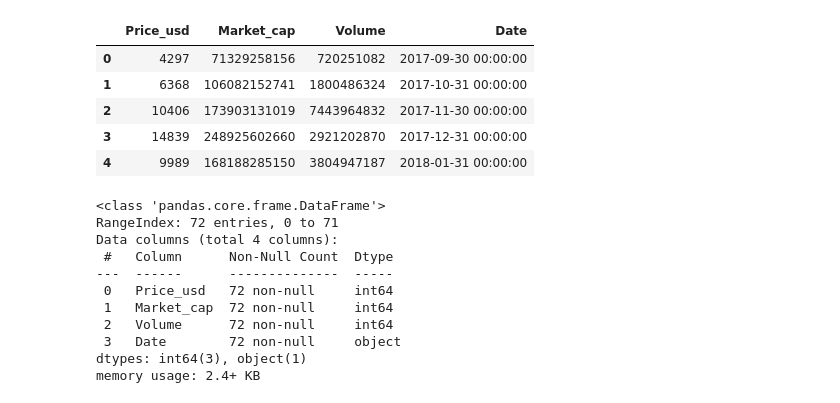
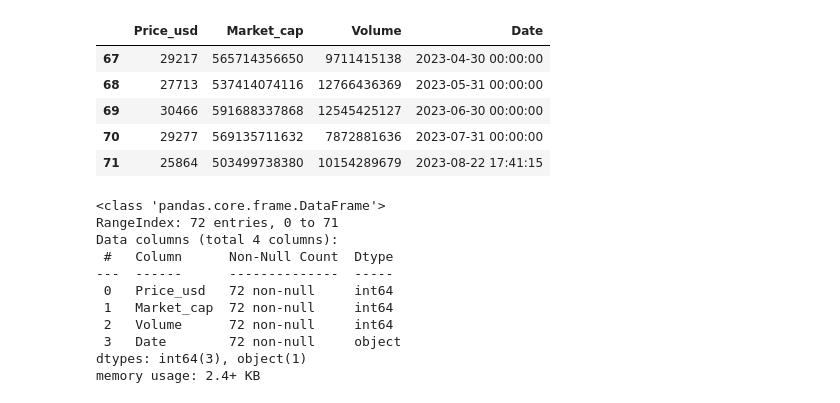
Before and after one commit to Galo0000/Analitics_Proyect_Cryptocurrency, a Jupyter notebook: EDA.ipynb, the cells around one changed output. Cells and saved outputs as stored; diff of their text form; code cells hidden in the pictures.

```diff
--- a/EDA.ipynb
+++ b/EDA.ipynb
@@ -8,14 +8,14 @@ import numpy as np
 # %%
 # Utiliza la funcion read_csv de pandas, para leer el archivo csv y tranformarlo en un dataframe
 df_BTC = pd.read_csv("./Data/Bitcoin.csv",delimiter=',')
-df_BTC.head()
+df_BTC.tail()
 # %% [output]
 |  | Price_usd | Market_cap | Volume | Date |
-| 0 | 4297 | 71329258156 | 720251082 | 2017-09-30 00:00:00 |
-| 1 | 6368 | 106082152741 | 1800486324 | 2017-10-31 00:00:00 |
-| 2 | 10406 | 173903131019 | 7443964832 | 2017-11-30 00:00:00 |
-| 3 | 14839 | 248925602660 | 2921202870 | 2017-12-31 00:00:00 |
-| 4 | 9989 | 168188285150 | 3804947187 | 2018-01-31 00:00:00 |
+| 67 | 29217 | 565714356650 | 9711415138 | 2023-04-30 00:00:00 |
+| 68 | 27713 | 537414074116 | 12766436369 | 2023-05-31 00:00:00 |
+| 69 | 30466 | 591688337868 | 12545425127 | 2023-06-30 00:00:00 |
+| 70 | 29277 | 569135711632 | 7872881636 | 2023-07-31 00:00:00 |
+| 71 | 25864 | 503499738380 | 10154289679 | 2023-08-22 17:41:15 |
 # %%
 # Informacion basica de las columnas del dataframe
 df_BTC.info()
```
Also changed, not shown: 3 other files.
